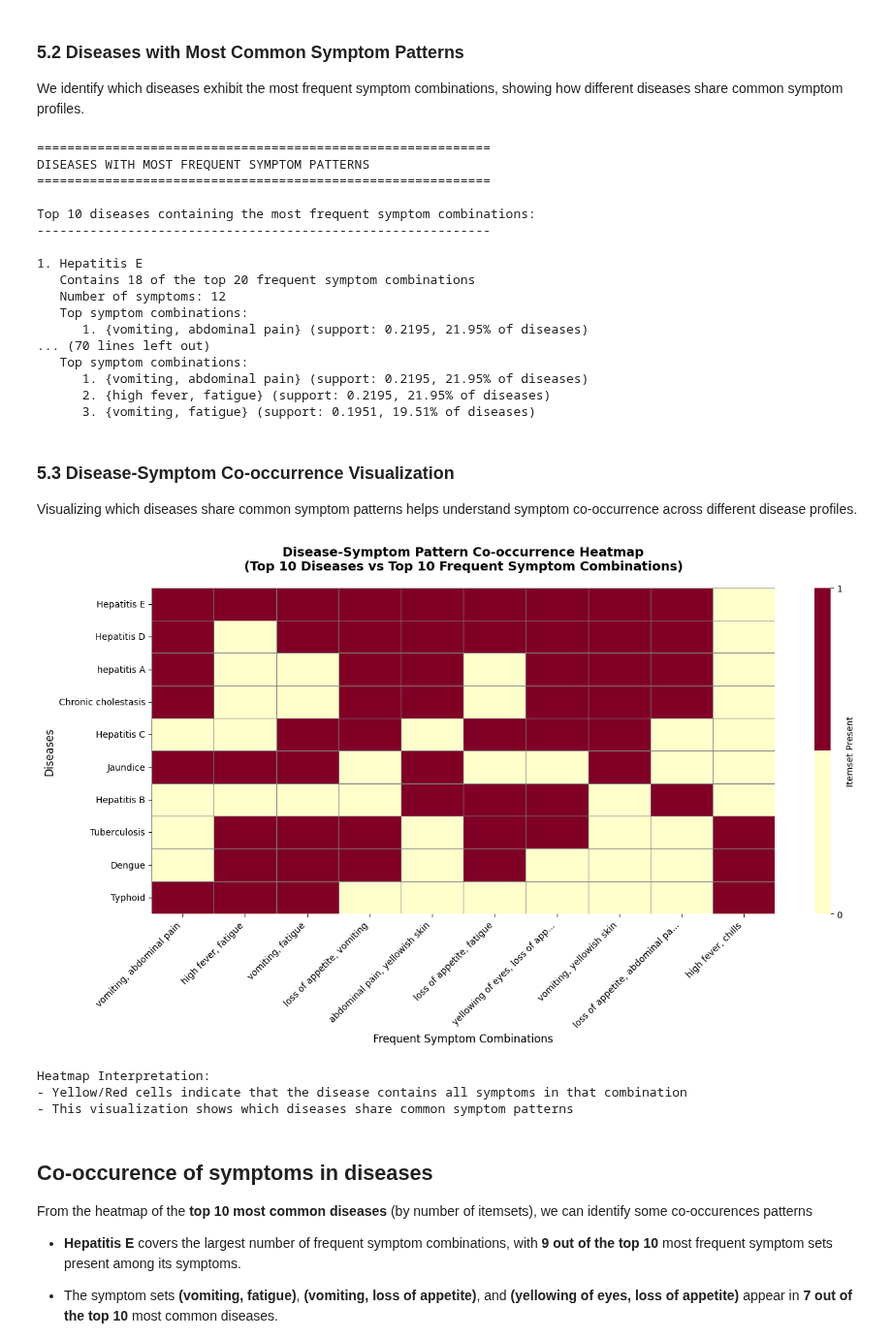
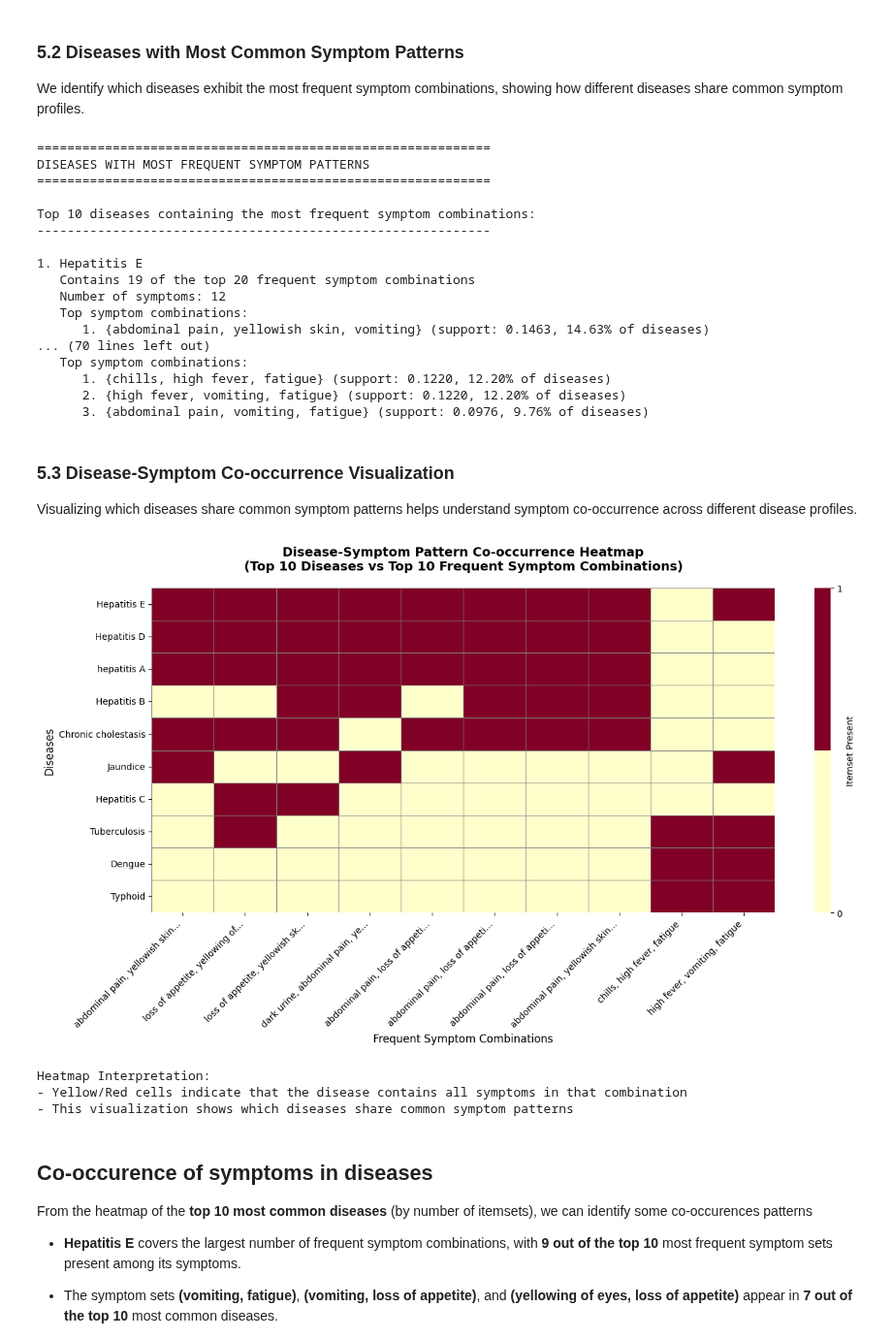
Before and after one commit to oscarqjh/SC4020-Group-Project-2, a Jupyter notebook: notebooks/task1/symptom_analysis.ipynb, the cells around one changed output. Shown at 97% size. Cells and saved outputs as stored; diff of their text form; code cells hidden in the pictures.

```diff
--- a/notebooks/task1/symptom_analysis.ipynb
+++ b/notebooks/task1/symptom_analysis.ipynb
@@ -258,6 +258,6 @@ Top 10 Most Frequent Single Symptoms:
 # %%
-print(f"\nTop 10 Most Frequent Symptom Combinations (size >= 2):")
-multi_symptoms = saved_frequent_itemsets[saved_frequent_itemsets['itemset_size'] >= 2].nlargest(10, 'support')
+print(f"\nTop 10 Most Frequent Symptom Combinations (size = 3):")
+multi_symptoms = saved_frequent_itemsets[saved_frequent_itemsets['itemset_size'] == 3].nlargest(10, 'support')
 for idx, row in multi_symptoms.iterrows():
     symptoms = ', '.join(list(row['itemsets']))
     print(f"  {{{symptoms}}}: {row['support']:.4f} ({row['support']*100:.2f}% of diseases)")
@@ -276,11 +276,11 @@ Top 10 Most Frequent Symptom Combinations (size >= 2):
 # %%
-# Plot Top 10 Most Frequent Symptom Combinations (size >= 2)
-top_itemsets = saved_frequent_itemsets[saved_frequent_itemsets['itemset_size'] >= 2].nlargest(10, 'support').copy()
+# Plot Top 10 Most Frequent Symptom Combinations (size == 3)
+top_itemsets = saved_frequent_itemsets[saved_frequent_itemsets['itemset_size'] == 3].nlargest(10, 'support').copy()
 top_itemsets['itemsets_str'] = top_itemsets['itemsets'].apply(lambda x: ', '.join(list(x)))
 
 plt.figure(figsize=(12, 8))
 sns.barplot(x='support', y='itemsets_str', data=top_itemsets, palette='viridis')
-plt.title('Top 10 Most Frequent Symptom Combinations (>= 2 symptoms)')
+plt.title('Top 10 Most Frequent Symptom Combinations (== 3 symptoms)')
 plt.xlabel('Support')
 plt.ylabel('Symptom Sets')
 plt.show()
@@ -465,8 +465,8 @@ print("="*60)
 print("DISEASE-LEVEL ANALYSIS: Mapping Frequent Itemsets to Diseases")
 print("="*60)
 
-# Analyse top 10 most frequent symptom combinations (size >= 2)
-top_itemsets = saved_frequent_itemsets[saved_frequent_itemsets['itemset_size'] >= 2].nlargest(10, 'support').copy()
+# Analyse top 10 most frequent symptom combinations (size == 3)
+top_itemsets = saved_frequent_itemsets[saved_frequent_itemsets['itemset_size'] == 3].nlargest(10, 'support').copy()
 
 print("\nTop 10 Most Frequent Symptom Combinations and Their Associated Diseases:")
 print("-" * 60)
@@ -510,7 +510,7 @@ We identify which diseases exhibit the most frequent symptom combinations, showi
 disease_itemset_counts = {disease: 0 for disease in disease_names}
 disease_itemset_details = {disease: [] for disease in disease_names}
 
-top_itemsets_list = saved_frequent_itemsets[saved_frequent_itemsets['itemset_size'] >= 2].nlargest(20, 'support')
+top_itemsets_list = saved_frequent_itemsets[saved_frequent_itemsets['itemset_size'] == 3].nlargest(20, 'support')
 
 for idx, row in top_itemsets_list.iterrows():
     itemset = row['itemsets']
@@ -555,22 +555,22 @@ Top 10 diseases containing the most frequent symptom combinations:
 ------------------------------------------------------------
 
 1. Hepatitis E
-   Contains 18 of the top 20 frequent symptom combinations
+   Contains 19 of the top 20 frequent symptom combinations
    Number of symptoms: 12
    Top symptom combinations:
-      1. {vomiting, abdominal pain} (support: 0.2195, 21.95% of diseases)
+      1. {abdominal pain, yellowish skin, vomiting} (support: 0.1463, 14.63% of diseases)
 ... (70 lines left out)
    Top symptom combinations:
-      1. {vomiting, abdominal pain} (support: 0.2195, 21.95% of diseases)
-      2. {high fever, fatigue} (support: 0.2195, 21.95% of diseases)
-      3. {vomiting, fatigue} (support: 0.1951, 19.51% of diseases)
+      1. {chills, high fever, fatigue} (support: 0.1220, 12.20% of diseases)
+      2. {high fever, vomiting, fatigue} (support: 0.1220, 12.20% of diseases)
+      3. {abdominal pain, vomiting, fatigue} (support: 0.0976, 9.76% of diseases)
 # %% [markdown]
 ### 5.3 Disease-Symptom Co-occurrence Visualization
 
 Visualizing which diseases share common symptom patterns helps understand symptom co-occurrence across different disease profiles.
 # %%
 # Create a heatmap showing which diseases contain top frequent itemsets
-top_10_itemsets = saved_frequent_itemsets[saved_frequent_itemsets['itemset_size'] >= 2].nlargest(10, 'support')
+top_10_itemsets = saved_frequent_itemsets[saved_frequent_itemsets['itemset_size'] == 3].nlargest(10, 'support')
 top_10_diseases = [disease for disease, _ in sorted_diseases[:10]]
 # top_10_diseases.sort() # Sort top 10 diseases by name for visualisation
 
@@ -586,34 +586,34 @@ for idx, row in top_10_itemsets.iterrows():
         row_data.append(1 if disease in matching_diseases else 0)
     heatmap_data.append(row_data)
 
 # Transpose for better visualization (diseases as rows, itemsets as columns)
 heatmap_df = pd.DataFrame(heatmap_data,
                           index=[', '.join(list(row['itemsets']))[:30] + '...'
                                  if len(', '.join(list(row['itemsets']))) > 30
                                  else ', '.join(list(row['itemsets']))
                                  for _, row in top_10_itemsets.iterrows()],
                           columns=top_10_diseases)
 
 # Create heatmap
 
 plt.figure(figsize=(14, 8))
 binary_cmap = ListedColormap(['#FFFFCC', '#800026'])
 sns.heatmap(heatmap_df.T, annot=False, cmap=binary_cmap, cbar_kws={'ticks': [0, 1], 'label': 'Itemset Present'},
             linewidths=0.5, linecolor='gray')
 plt.title('Disease-Symptom Pattern Co-occurrence Heatmap\n(Top 10 Diseases vs Top 10 Frequent Symptom Combinations)',
           fontsize=14, fontweight='bold', pad=20)
 plt.xlabel('Frequent Symptom Combinations', fontsize=12)
 plt.ylabel('Diseases', fontsize=12)
 plt.xticks(rotation=45, ha='right')
 plt.yticks(rotation=0)
 plt.tight_layout()
 plt.show()
 
 print("\nHeatmap Interpretation:")
 print("- Yellow/Red cells indicate that the disease contains all symptoms in that combination")
 print("- This visualization shows which diseases share common symptom patterns")
 # %% [output]
-[figure, old version]
+[figure, new version]
 Heatmap Interpretation:
 - Yellow/Red cells indicate that the disease contains all symptoms in that combination
 - This visualization shows which diseases share common symptom patterns
```
Also changed, not shown: parts of 10 cells of this notebook, 1 other file.
